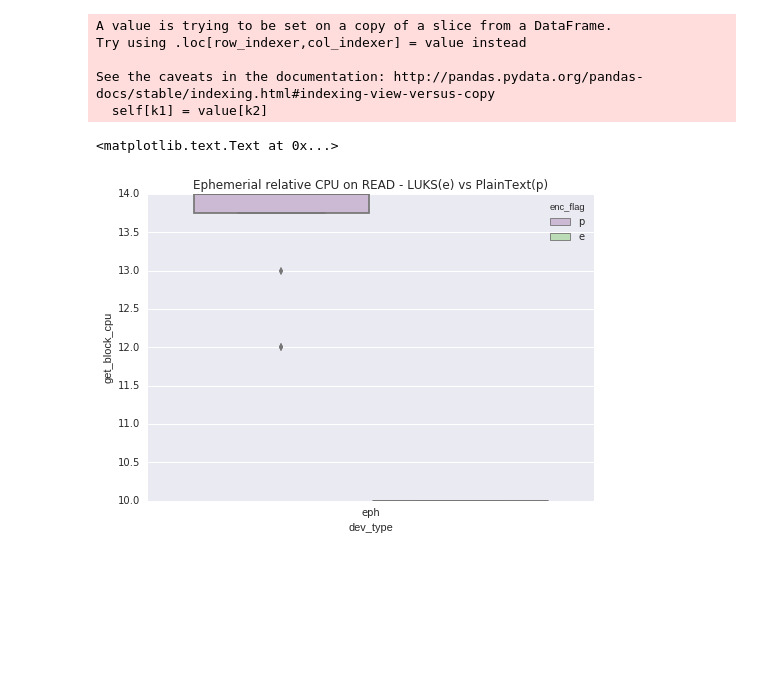
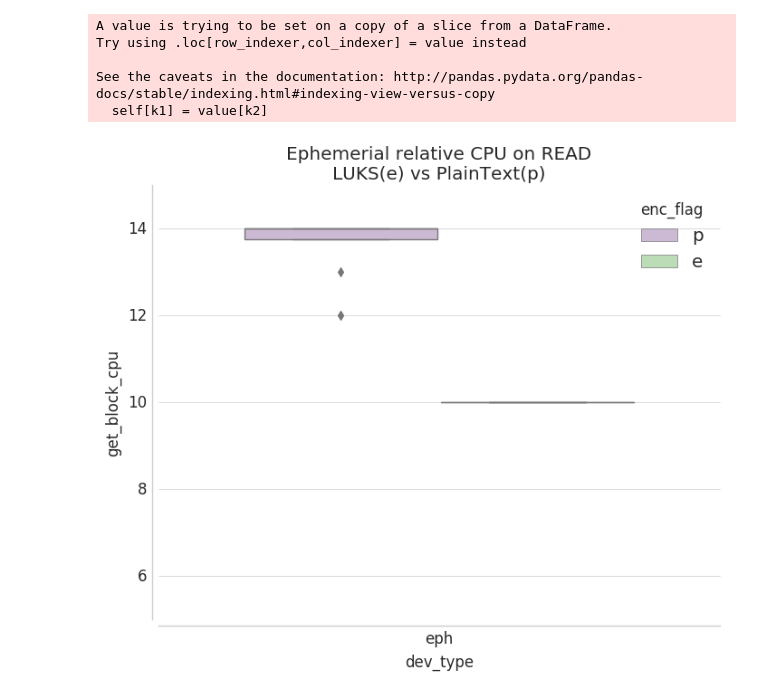
Before and after one commit to philipsoutham/aws-encryption-performance, a Jupyter notebook: To crypto, or not to crypto....ipynb, the cells around one changed output. Saved outputs shown, nothing was run; the diff lists cells and outputs as text; code cells hidden in the pictures; blank space fills up the shorter version.

```diff
--- a/To crypto, or not to crypto....ipynb
+++ b/To crypto, or not to crypto....ipynb
@@ -300,9 +297,12 @@ Try using .loc[row_indexer,col_indexer] = value instead
 See the caveats in the documentation: http://pandas.pydata.org/pandas-docs/stable/indexing.html#indexing-view-versus-copy
   self[k1] = value[k2]
 # %%
-g = sns.boxplot(x="dev_type", y="get_block_cpu", hue="enc_flag", data=dfb[dfb.dev_type == "eph"],palette="PRGn")
-g.set_title("Ephemerial relative CPU on READ - LUKS(e) vs PlainText(p)")
+sns.reset_defaults()
+sns.set_style("whitegrid")
+g = sns.boxplot(x="dev_type", y="get_block_cpu", hue="enc_flag", data=dfb[dfb.dev_type == "eph"],palette="PRGn",width=.7)
+g.set_title("Ephemerial relative CPU on READ\nLUKS(e) vs PlainText(p)")
+g.set_ybound(5,15)
+sns.despine(offset=5)
 # %% [output]
-<matplotlib.text.Text at 0x...>
-[figure, old version]
+[figure, new version]
 # %%
```
Also changed, not shown: parts of 22 cells of this notebook.
